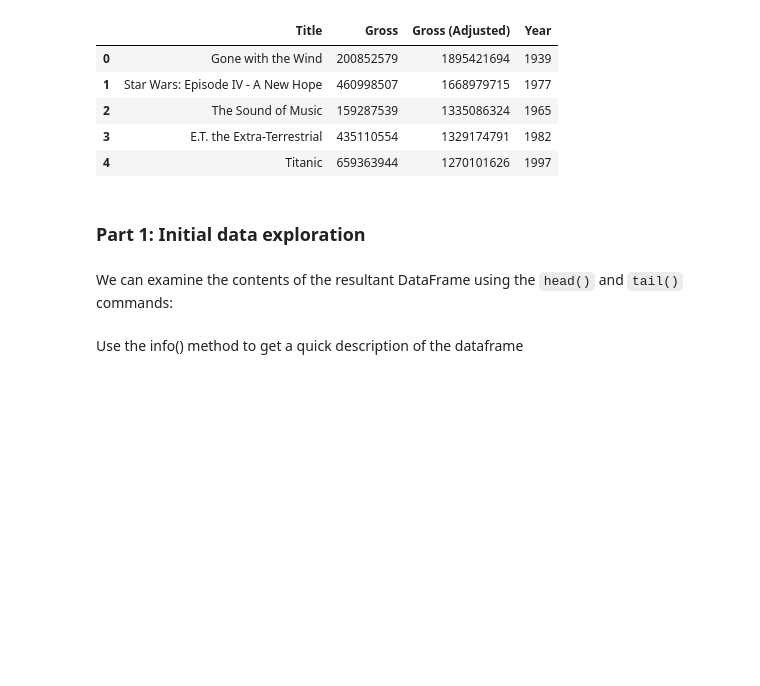
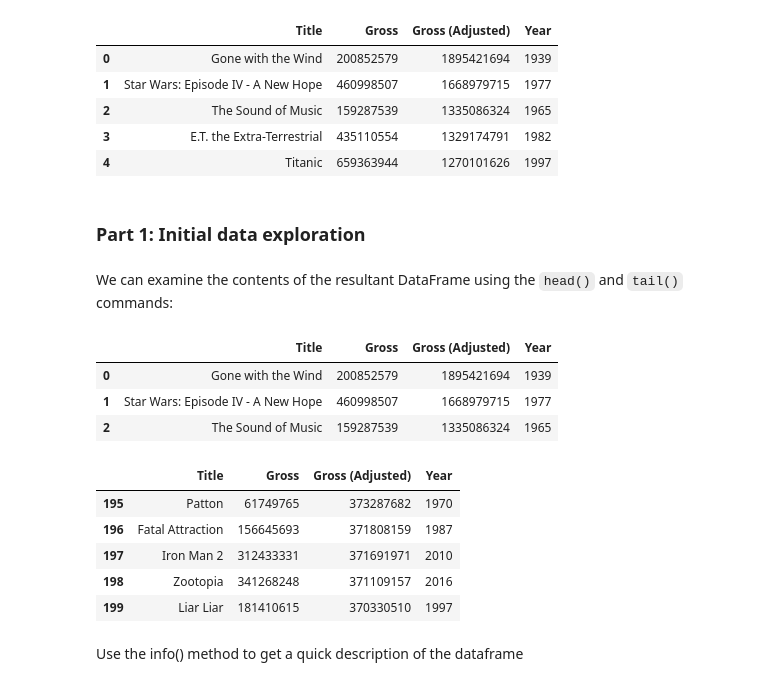
Before and after one commit to noahmckenna-coder/CS22B_SP26_datafiles, a Jupyter notebook: M05_HW05_data_explore.ipynb, the cells around one changed output. Cells and saved outputs as stored; diff of their text form; code cells hidden in the pictures; blank space fills up the shorter version.

```diff
--- a/M05_HW05_data_explore.ipynb
+++ b/M05_HW05_data_explore.ipynb
@@ -25,9 +25,23 @@ movies.head()
 # %% [markdown]
 We can examine the contents of the resultant DataFrame using the `head()` and `tail()` commands:
 # %%
-### Take a look at the top 3 values of the filemovies.head(3)
+### Take a look at the top 3 values of the file
+movies.head(3)
+# %% [output]
+|  | Title | Gross | Gross (Adjusted) | Year |
+| 0 | Gone with the Wind | 200852579 | 1895421694 | 1939 |
+| 1 | Star Wars: Episode IV - A New Hope | 460998507 | 1668979715 | 1977 |
+| 2 | The Sound of Music | 159287539 | 1335086324 | 1965 |
 # %%
-### How about the last 5 values of a the file?movies.tail(5)
+### How about the last 5 values of a the file?
+movies.tail(5)
+# %% [output]
+|  | Title | Gross | Gross (Adjusted) | Year |
+| 195 | Patton | 61749765 | 373287682 | 1970 |
+| 196 | Fatal Attraction | 156645693 | 371808159 | 1987 |
+| 197 | Iron Man 2 | 312433331 | 371691971 | 2010 |
+| 198 | Zootopia | 341268248 | 371109157 | 2016 |
+| 199 | Liar Liar | 181410615 | 370330510 | 1997 |
 # %% [markdown]
 Use the info() method to get a quick description of the dataframe
 # %%
```
Also changed, not shown: parts of 11 cells of this notebook.
